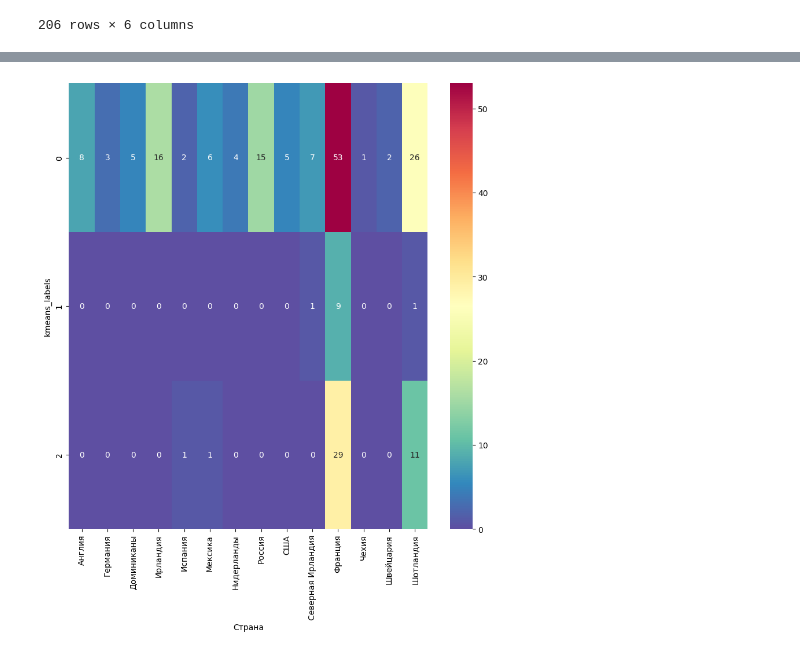
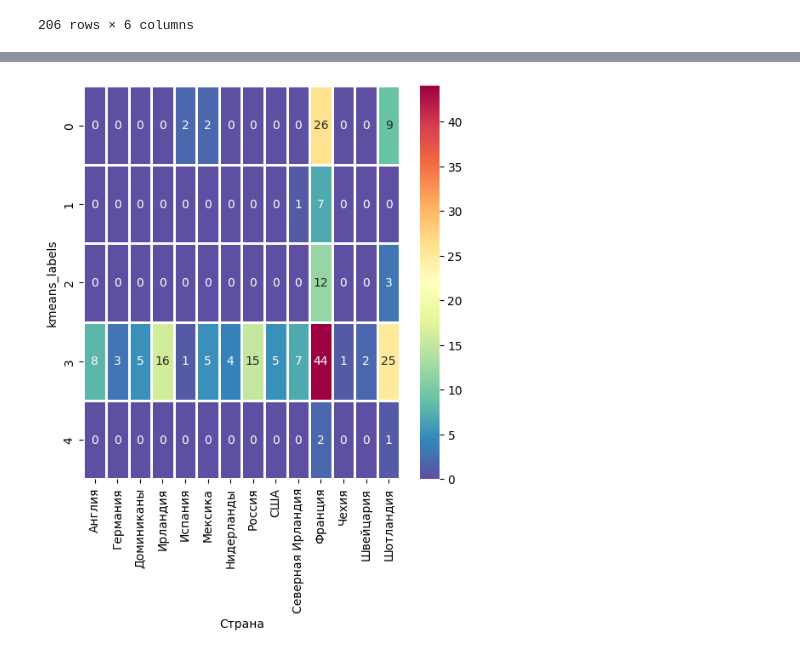
Before and after one commit to avkolchin1995/Spirits-Clustering, a Jupyter notebook: Spirits-Clustering.ipynb, the cells around one changed output, grey strips where cells are left out. Drawn from its saved outputs; the diff is of its cells as text; code cells hidden in the pictures.

```diff
--- a/Spirits-Clustering.ipynb
+++ b/Spirits-Clustering.ipynb
@@ -179,7 +179,7 @@ df
 206 rows × 6 columns
 # %%
 # Число кластеров, на которые планируется разделить табличные данные
-n_clusters = 3
+n_clusters = 5
 # %%
 # Создание и обучение модели на основе AgglomerativeClustering
 model_aggl = AgglomerativeClustering(n_clusters=n_clusters)
@@ -238,10 +246,10 @@ plt.show()
 # %%
 # Связь между кластерами и страной происхождения
 cross_tab = pd.crosstab(df['kmeans_labels'],df['Страна']) # Таблица сопряженности между кластерами и страной происхождения
 #
 # Тепловая карта сопряженности
-plt.figure(figsize=(10,10))
-sns.heatmap(cross_tab, annot=True, cmap='Spectral_r')
+plt.figure(figsize=(6,6))
+sns.heatmap(cross_tab, annot=True, cmap='Spectral_r', linewidths=1)
 plt.show()
 # %% [output]
-[figure, old version]
+[figure, new version]
```
Also changed, not shown: parts of 7 cells of this notebook.
